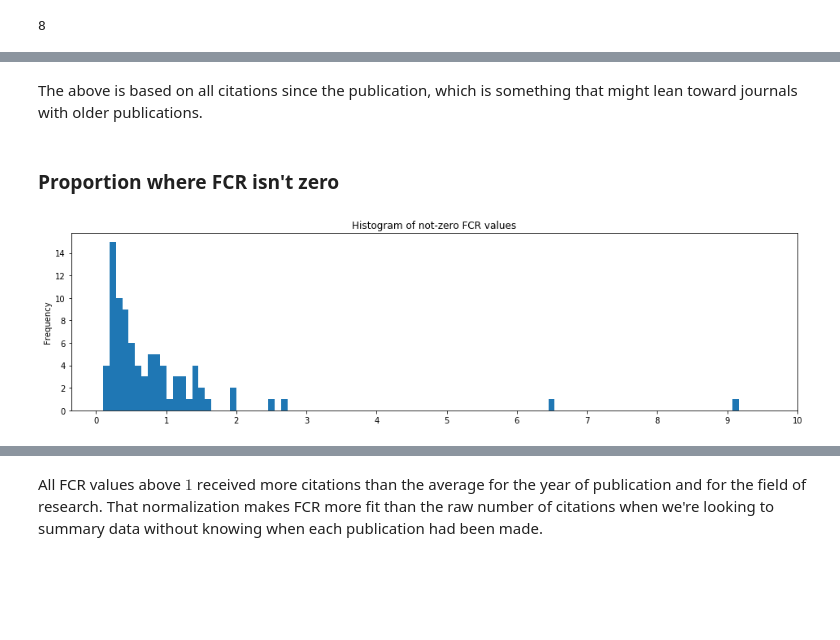
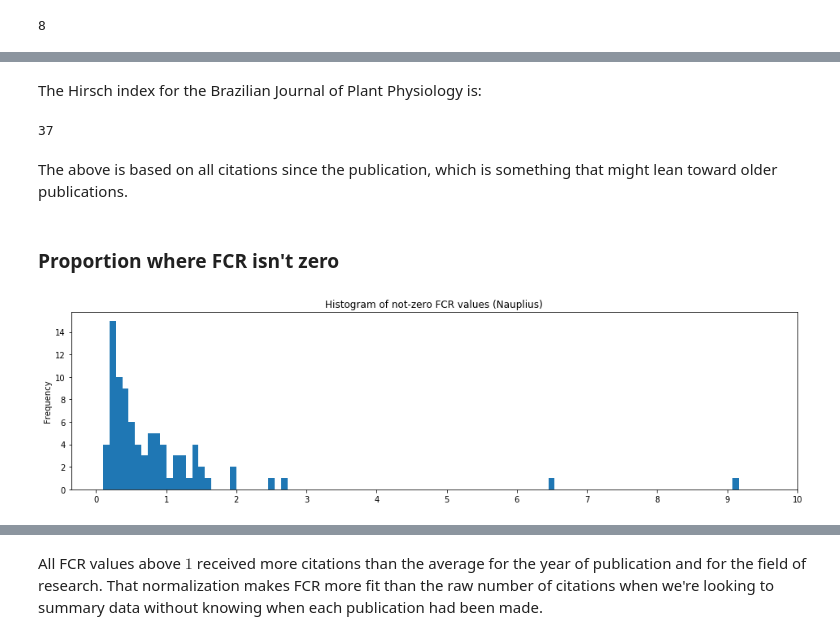
Before and after one commit to scieloorg/scielo20gt6, a Jupyter notebook: dimensions_fcr.ipynb, the cells around one changed output, grey strips where cells are left out. Saved outputs shown, nothing was run; the diff lists cells and outputs as text; code cells hidden in the pictures; blank space fills up the shorter version.

```diff
--- a/dimensions_fcr.ipynb
+++ b/dimensions_fcr.ipynb
@@ -252,15 +342,27 @@ The Hirsch index for Nauplius is:
+# %% [markdown]
+The Hirsch index for the Brazilian Journal of Plant Physiology is:
+# %%
+(plantp["Times cited"]
+    .value_counts()
+    .sort_index(ascending=False)
+    .cumsum()
+    .reset_index()
+    .values.min(axis=1)
+    .max()
+)
+# %% [output]
+37
 # %% [markdown]
 The above is based on all citations since the publication,
-which is something that might lean toward
-journals with older publications.
+which is something that might lean toward older publications.
 # %% [markdown]
 ### Proportion where FCR isn't zero
 # %%
 nauplius[nauplius["FCR"] != 0]["FCR"].plot.hist(
     bins=100,
-    title="Histogram of not-zero FCR values",
+    title="Histogram of not-zero FCR values (Nauplius)",
     figsize=(16, 4),
     xticks=range(int(nauplius["FCR"].max()) + 2),
 );
 # %% [output]
-[figure, old version]
+[figure, new version]
```
Also changed, not shown: parts of 59 cells of this notebook.
